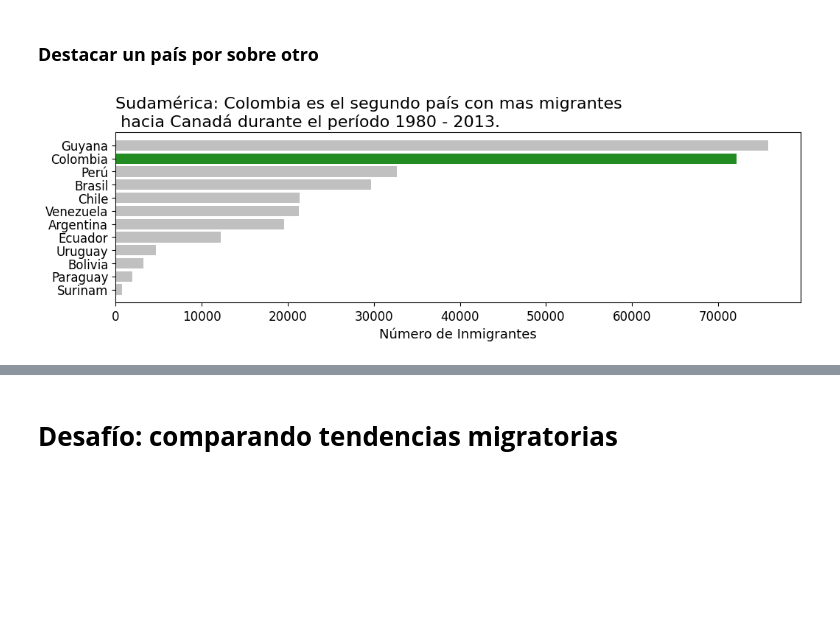
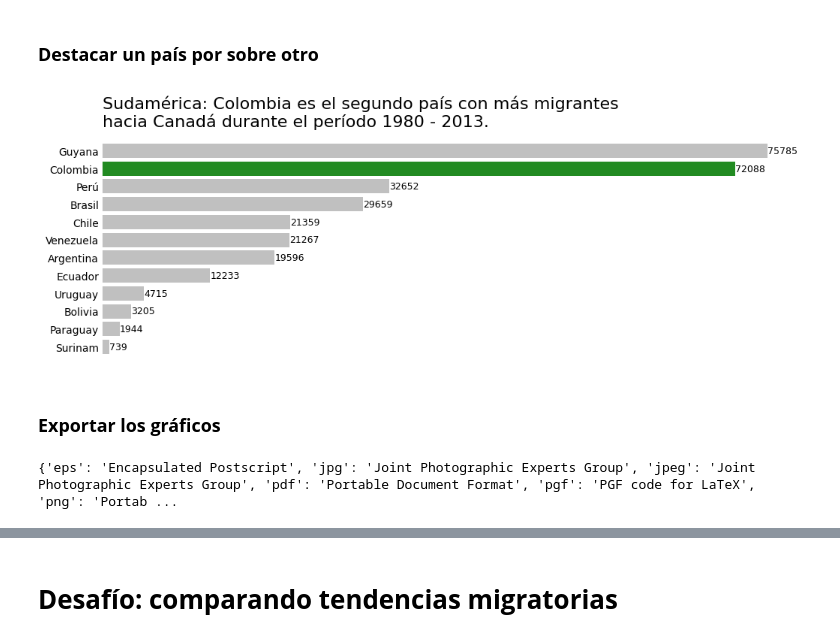
Before and after one commit to DanielRaiicHu/visualizacion-de-datos-con-bibliotecas-de-python, a Jupyter notebook: visualizacion_de_datos_con_bibliotecas_de_python.ipynb, the cells around one changed output, grey strips where cells are left out. Cells and saved outputs as stored; diff of their text form; code cells hidden in the pictures; blank space fills up the shorter version.

```diff
--- a/visualizacion_de_datos_con_bibliotecas_de_python.ipynb
+++ b/visualizacion_de_datos_con_bibliotecas_de_python.ipynb
@@ -535,35 +535,74 @@ plt.show()
 # %% [markdown]
 ### **Destacar un país por sobre otro**
 # %%
-colores =[]
+# Creamos una lista de colores donde solo Colombia será destacada en verde ('forestgreen')
+# y el resto de países se mostrará en gris ('silver')
+colores = []
 for pais in sudamerica_sorted.index:
-  if pais == 'Colombia':
-    colores.append('forestgreen')
-  else:
-    colores.append('silver')
-
+    if pais == 'Colombia':
+        colores.append('forestgreen')  # Colombia se destaca en verde
+    else:
+        colores.append('silver')       # Resto de países en gris
 
 # Creamos el lienzo (fig) y el área del gráfico (ax), con un tamaño horizontal amplio
-fig, ax = plt.subplots(figsize=(12, 3))
+fig, ax = plt.subplots(figsize=(12, 4))
+
+# Quitamos el marco del gráfico
+ax.set_frame_on(False)
+
+# Ocultamos el eje X
+ax.xaxis.set_visible(False)
+
+# Eliminamos las marcas del eje Y (los ticks)
+ax.tick_params(axis='y', which='both', size=0)
 
 # Generamos un gráfico de barras horizontales con los datos ordenados y colores asignados
 ax.barh(sudamerica_sorted.index, sudamerica_sorted['Total'], color=colores)
 
 # Título del gráfico, alineado a la izquierda y con tamaño de fuente 16
-ax.set_title('Sudamérica: Colombia es el segundo país con mas migrantes\n hacia Canadá durante el período 1980 - 2013.',
+ax.set_title('Sudamérica: Colombia es el segundo país con más migrantes\nhacia Canadá durante el período 1980 - 2013.',
              loc='left', fontsize=16)
 
 # Etiqueta del eje X
 ax.set_xlabel('Número de Inmigrantes', fontsize=13)
 
 # Quitamos la etiqueta del eje Y (ya que los nombres de los países están como índice)
 ax.set_ylabel('')
 
-# Ajustamos el tamaño de los números en los ejes
-ax.xaxis.set_tick_params(labelsize=12)
-ax.yaxis.set_tick_params(labelsize=12)
+# Ajustamos el tamaño de los números (etiquetas) que aparecen en los ejes
+# Esto mejora la legibilidad si el tamaño por defecto es muy pequeño
+# ax.xaxis.set_tick_params(labelsize=12)  # Cambia el tamaño de las etiquetas del eje X
+# ax.yaxis.set_tick_params(labelsize=10)  # Cambia el tamaño de las etiquetas del eje Y
+
+# Recorremos cada barra del gráfico:
+# i → índice (posición vertical en el eje y)
+# j → valor total de inmigrantes para ese país
+for i, j in enumerate(sudamerica_sorted['Total']):
+    # Mostramos el número exacto de inmigrantes al final de cada barra
+    # j + 20 → posiciona el texto un poco más a la derecha que el extremo de la barra
+    # i → alinea el texto verticalmente con la barra correspondiente
+    # str(j) → convierte el número en texto
+    # color='black' → color del texto
+    # fontsize=9 → tamaño del texto
+    # ha='left' → alineación horizontal (desde la izquierda del texto)
+    # va='center' → alineación vertical (centrado respecto a la barra)
+    ax.text(j + 20, i, str(j), color='black', fontsize=9, ha='left', va='center')
+
+# Guardamos el gráfico como imagen PNG en Google Drive
+# transparent=False → fondo blanco
+# dpi=300 → alta calidad
+# bbox_inches='tight' → ajusta los bordes al contenido del gráfico
+fig.savefig('/content/drive/MyDrive/Pandas_4/inmigrantes_sudamericanos_canada.png',
+            transparent=False, dpi=300, bbox_inches='tight')
 
 # Mostramos el gráfico
 plt.show()
 # %% [output]
-[figure, old version]
+[figure, new version]
+# %% [markdown]
+### **Exportar los gráficos**
+# %%
+# Muestra las posibilidades de almacenamiento del gráfico
+print(fig.canvas.get_supported_filetypes())
+# %% [output]
+{'eps': 'Encapsulated Postscript', 'jpg': 'Joint Photographic Experts Group', 'jpeg': 'Joint Photographic Experts Group', 'pdf': 'Portable Document Format', 'pgf': 'PGF code for LaTeX', 'png': 'Portab ...
```
Also changed, not shown: parts of 4 cells of this notebook.
